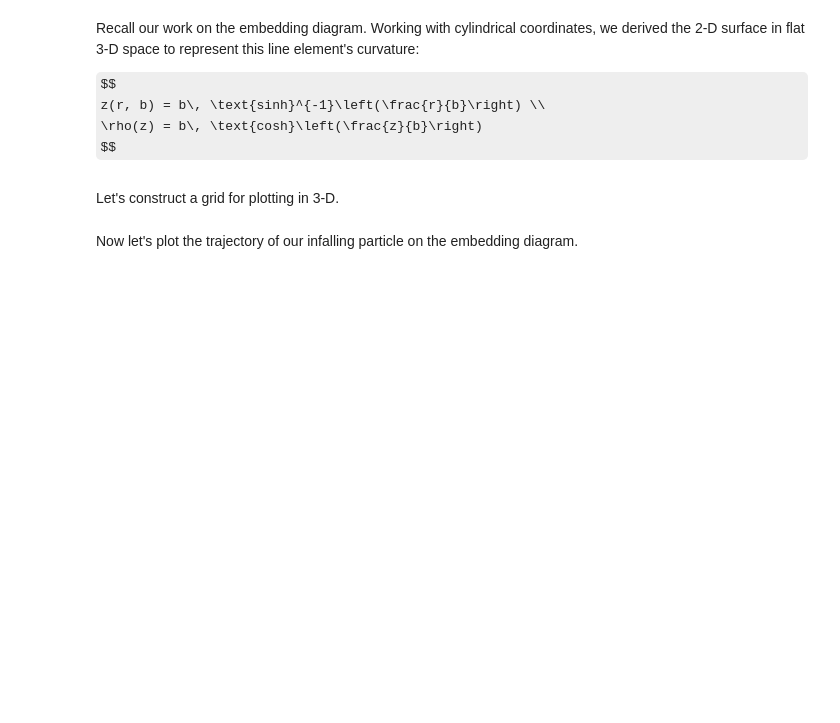
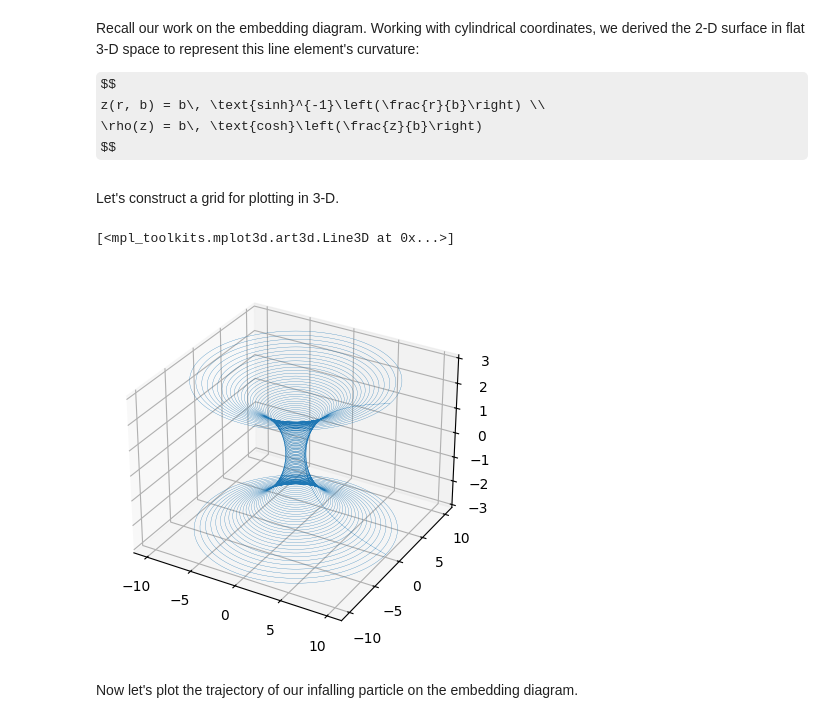
Before and after one commit to uo-phys/gr-winter25, a Jupyter notebook: notebooks/2 - Sympy Differential Geometry and Numerical Integration of Geodesics.ipynb, the cells around one changed output. Drawn from its saved outputs; the diff is of its cells as text; code cells hidden in the pictures; some formulas as TeX source; blank space fills up the shorter version.

```diff
--- a/notebooks/2 - Sympy Differential Geometry and Numerical Integration of Geodesics.ipynb
+++ b/notebooks/2 - Sympy Differential Geometry and Numerical Integration of Geodesics.ipynb
@@ -170,10 +278,31 @@ z(r, b) = b\, \text{sinh}^{-1}\left(\frac{r}{b}\right) \\
 $$
 # %%
 def get_z(r, b=1):
+    return b * np.arcsinh(r/b)
 
 def ρ(z, b=1):
+    return b * np.cosh(z/b)
 # %% [markdown]
 Let's construct a grid for plotting in 3-D.
+# %%
+ngrid = 100
+zs = np.linspace(-3, 3, ngrid)
+ρs = ρ(zs)
+
+ϕs, zs = np.meshgrid(np.linspace(0, 2*np.pi, ngrid), np.linspace(-3, 3, ngrid))
+ρs = ρ(zs)
+
+xs = (ρs*np.cos(ϕs)).flatten()
+ys = (ρs*np.sin(ϕs)).flatten()
+zs = zs.flatten()
+
+fig = plt.figure()
+ax = fig.add_subplot(projection='3d')
+
+ax.plot(xs, ys, zs, linewidth=0.2)
+# %% [output]
+[<mpl_toolkits.mplot3d.art3d.Line3D at 0x...>]
+[figure, added]
 # %% [markdown]
 Now let's plot the trajectory of our infalling particle on the embedding diagram.
 # %%
```
Also changed, not shown: parts of 25 cells of this notebook, 1 other file.
